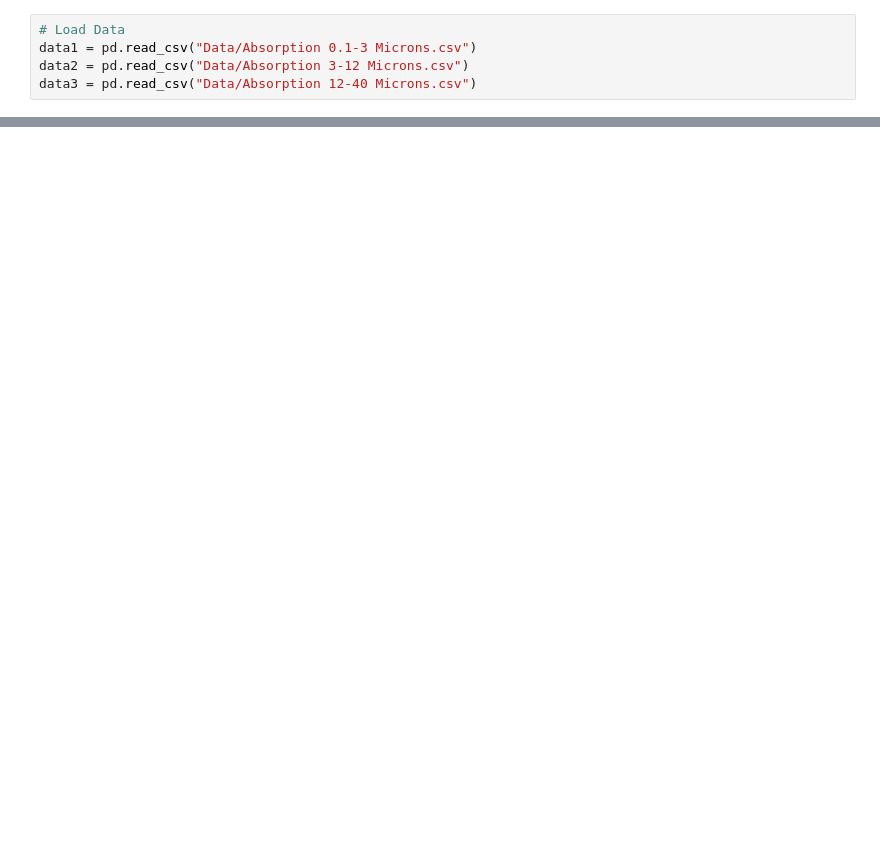
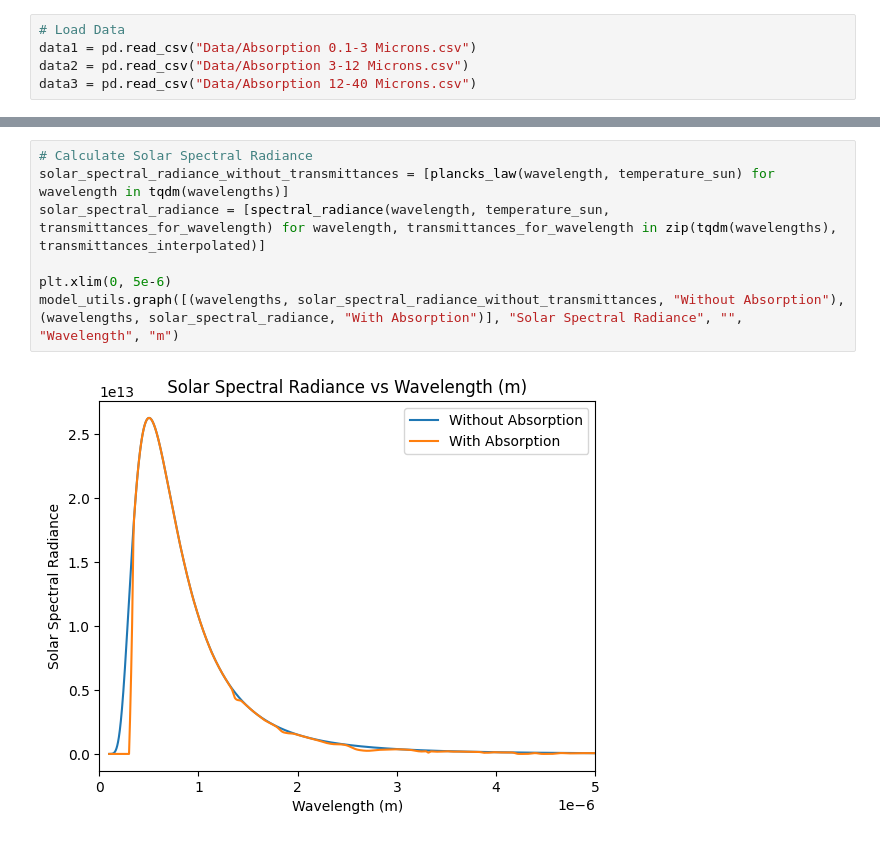
Before and after one commit to kevinthegreat1/HonorsPhysics2, a Jupyter notebook: Unit12/Model.ipynb, the cells around one changed output, grey strips where cells are left out. Saved outputs shown, nothing was run; the diff lists cells and outputs as text; blank space fills up the shorter version.

Commit message:
Add solar radiance

```diff
--- a/Unit12/Model.ipynb
+++ b/Unit12/Model.ipynb
@@ -101,0 +83,9 @@ def interpolate(a, x):
+# %%
+# Calculate Solar Spectral Radiance
+solar_spectral_radiance_without_transmittances = [plancks_law(wavelength, temperature_sun) for wavelength in tqdm(wavelengths)]
+solar_spectral_radiance = [spectral_radiance(wavelength, temperature_sun, transmittances_for_wavelength) for wavelength, transmittances_for_wavelength in zip(tqdm(wavelengths), transmittances_interpolated)]
+
+plt.xlim(0, 5e-6)
+model_utils.graph([(wavelengths, solar_spectral_radiance_without_transmittances, "Without Absorption"), (wavelengths, solar_spectral_radiance, "With Absorption")], "Solar Spectral Radiance", "", "Wavelength", "m")
+# %% [output]
+[figure, added]
```
Also changed, not shown: parts of 6 cells of this notebook, 1 other file.
